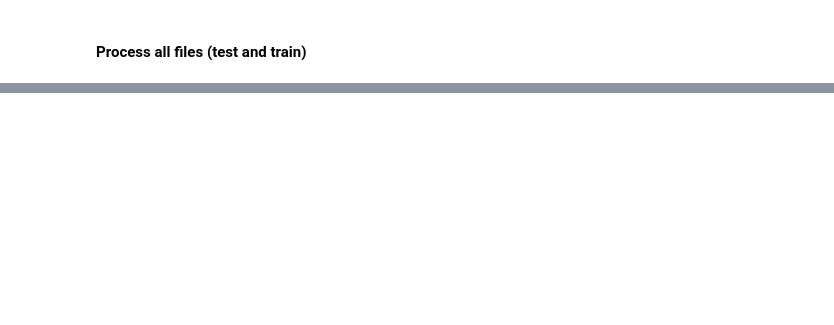
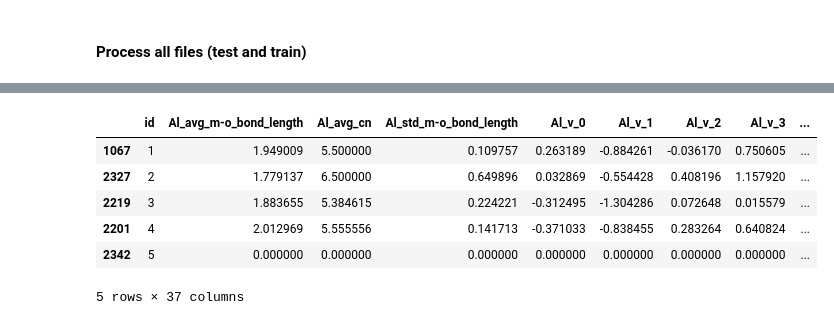
Before and after one commit to jzmnd/tco-nomad2018, a Jupyter notebook: process_crystal_graph.ipynb, the cells around one changed output, grey strips where cells are left out. Saved outputs shown, nothing was run; the diff lists cells and outputs as text; code cells hidden in the pictures; blank space fills up the shorter version.

```diff
--- a/process_crystal_graph.ipynb
+++ b/process_crystal_graph.ipynb
@@ -225,0 +240,2 @@ for n in G.nodes(data=True):
+# %%
+a_df_sum = a_df.groupby('symbol').mean()
@@ -259,0 +328,2 @@ def process_graph(batch='train'):
+# %%
+data_train = process_graph(batch='train')
@@ -259,0 +356,24 @@ def process_graph(batch='train'):
+# %%
+columns = ['id', 'Al_avg_m-o_bond_length', 'Al_avg_cn', 'Al_std_m-o_bond_length',
+          'Al_v_0', 'Al_v_1', 'Al_v_2', 'Al_v_3', 'Al_v_4', 'Al_v_5',
+
+          'In_avg_m-o_bond_length', 'In_avg_cn', 'In_std_m-o_bond_length',
+          'In_v_0', 'In_v_1', 'In_v_2', 'In_v_3', 'In_v_4', 'In_v_5',
+
+          'Ga_avg_m-o_bond_length', 'Ga_avg_cn', 'Ga_std_m-o_bond_length',
+          'Ga_v_0', 'Ga_v_1', 'Ga_v_2', 'Ga_v_3', 'Ga_v_4', 'Ga_v_5',
+
+          'O_avg_m-o_bond_length', 'O_avg_cn', 'O_std_m-o_bond_length',
+          'O_v_0', 'O_v_1', 'O_v_2', 'O_v_3', 'O_v_4', 'O_v_5',]
+# %%
+df_train = pd.DataFrame(data_train, columns=columns).sort_values('id')
+# %%
+df_train.head()
+# %% [output]
+|  | id | Al_avg_m-o_bond_length | Al_avg_cn | Al_std_m-o_bond_length | Al_v_0 | Al_v_1 | Al_v_2 | Al_v_3 | ... |
+| 1067 | 1 | 1.949009 | 5.500000 | 0.109757 | 0.263189 | -0.884261 | -0.036170 | 0.750605 | ... |
+| 2327 | 2 | 1.779137 | 6.500000 | 0.649896 | 0.032869 | -0.554428 | 0.408196 | 1.157920 | ... |
+| 2219 | 3 | 1.883655 | 5.384615 | 0.224221 | -0.312495 | -1.304286 | 0.072648 | 0.015579 | ... |
+| 2201 | 4 | 2.012969 | 5.555556 | 0.141713 | -0.371033 | -0.838455 | 0.283264 | 0.640824 | ... |
+| 2342 | 5 | 0.000000 | 0.000000 | 0.000000 | 0.000000 | 0.000000 | 0.000000 | 0.000000 | ... |
+5 rows × 37 columns
```
Also changed, not shown: parts of 24 cells of this notebook, 2 other files.
